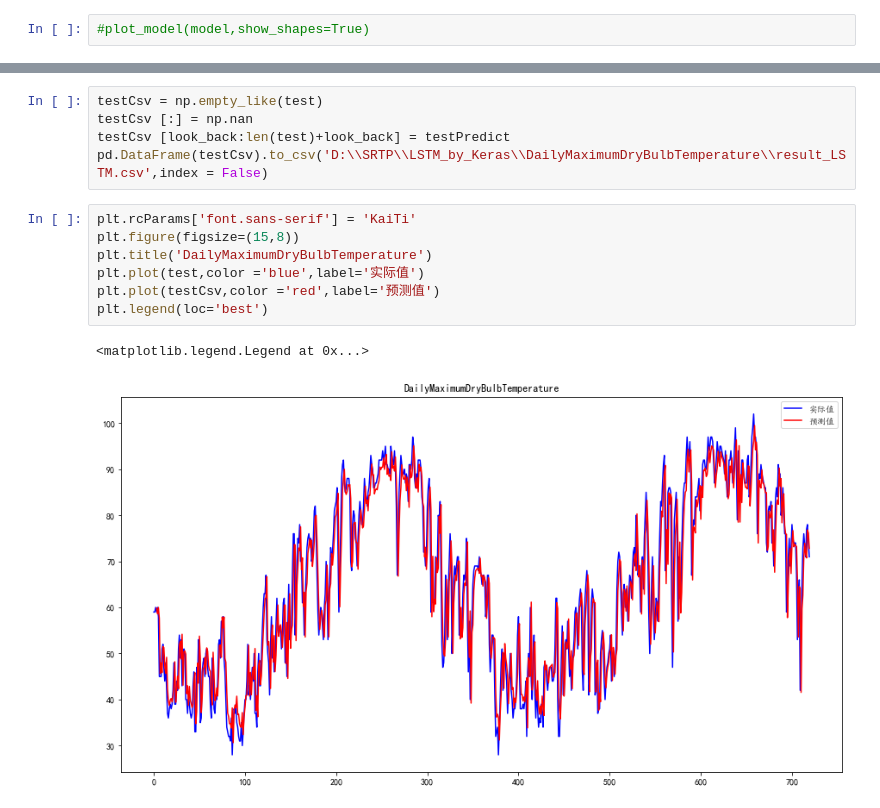
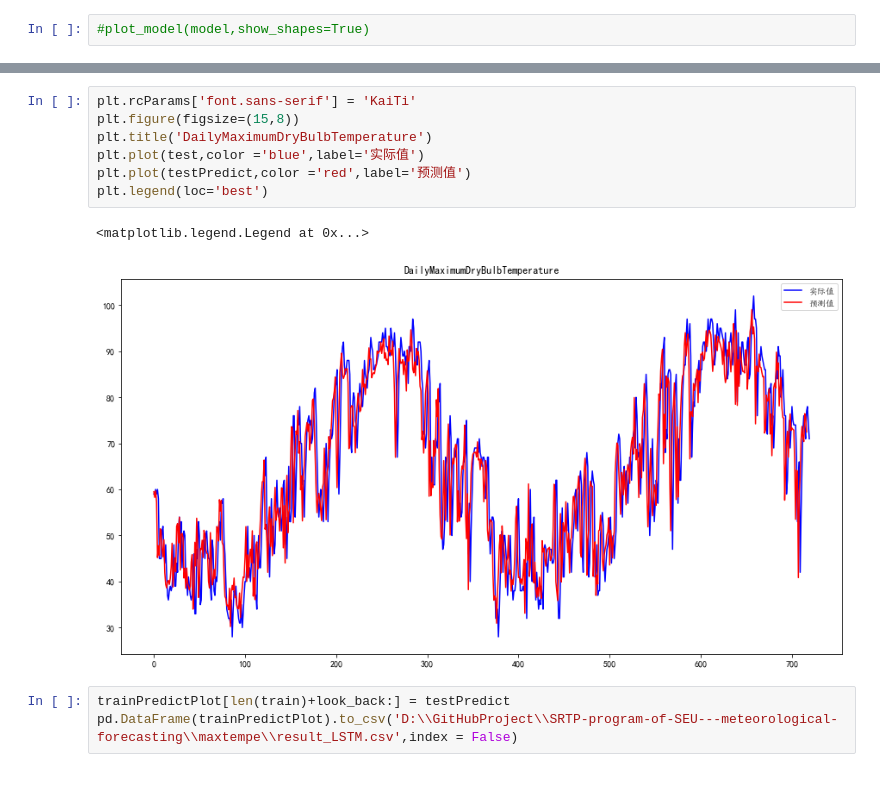
Before and after one commit to Yrt-2000/SRTP-program-of-SEU---meteorological-forecasting, a Jupyter notebook: maxtempe/model_LSTM.ipynb, the cells around one changed output, grey strips where cells are left out. Cells and saved outputs as stored; diff of their text form.

```diff
--- a/maxtempe/model_LSTM.ipynb
+++ b/maxtempe/model_LSTM.ipynb
@@ -159,15 +162,13 @@ plt.legend(loc='best')
+# %%
+plt.rcParams['font.sans-serif'] = 'KaiTi'
+plt.figure(figsize=(15,8))
+plt.title('DailyMaximumDryBulbTemperature')
+plt.plot(test,color ='blue',label='实际值')
+plt.plot(testPredict,color ='red',label='预测值')
+plt.legend(loc='best')
+# %% [output]
+<matplotlib.legend.Legend at 0x...>
+[figure, added]
 # %%
-testCsv = np.empty_like(test)
-testCsv [:] = np.nan
-testCsv [look_back:len(test)+look_back] = testPredict
-pd.DataFrame(testCsv).to_csv('D:\\SRTP\\LSTM_by_Keras\\DailyMaximumDryBulbTemperature\\result_LSTM.csv',index = False)
+trainPredictPlot[len(train)+look_back:] = testPredict
+pd.DataFrame(trainPredictPlot).to_csv('D:\\GitHubProject\\SRTP-program-of-SEU---meteorological-forecasting\\maxtempe\\result_LSTM.csv',index = False)
-# %%
-plt.rcParams['font.sans-serif'] = 'KaiTi'
-plt.figure(figsize=(15,8))
-plt.title('DailyMaximumDryBulbTemperature')
-plt.plot(test,color ='blue',label='实际值')
-plt.plot(testCsv,color ='red',label='预测值')
-plt.legend(loc='best')
-# %% [output]
-<matplotlib.legend.Legend at 0x...>
-[figure, removed]
```
Also changed, not shown: parts of 6 cells of this notebook.
